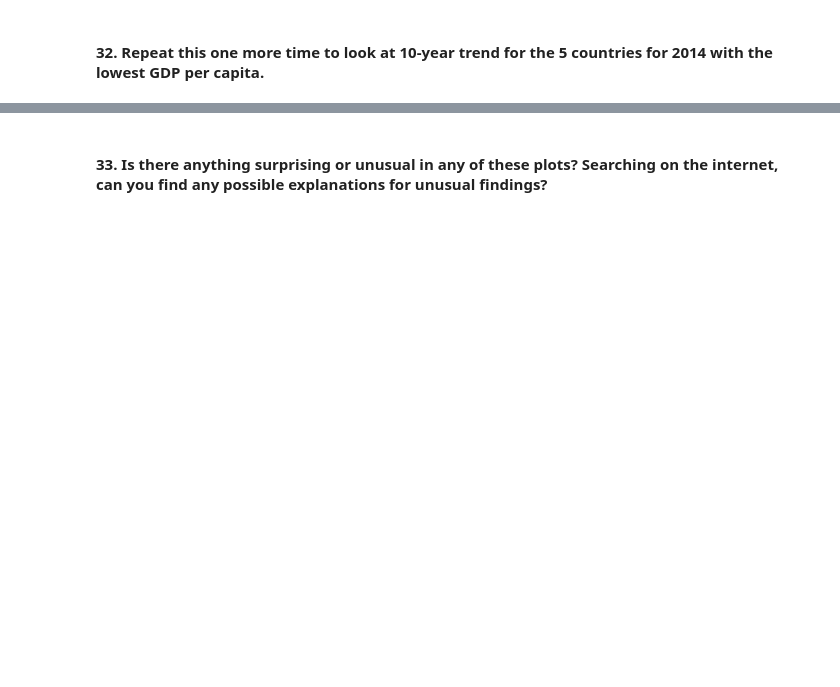
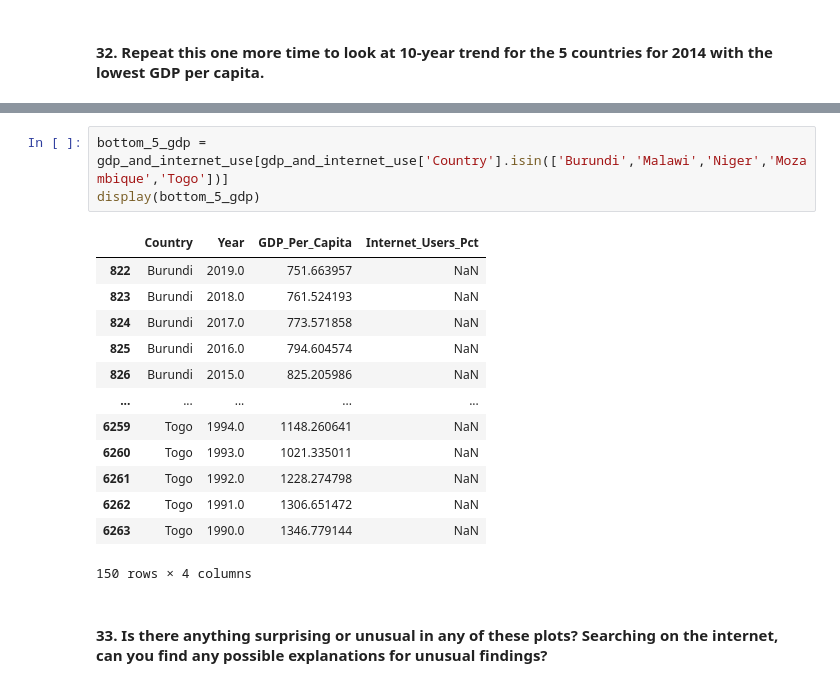
Before and after one commit to NSS-Data-Analytics-Cohort-7/gdp-and-internet-usage-AKCase1993, a Jupyter notebook: notebooks/notebook.ipynb, the cells around one changed output, grey strips where cells are left out. Saved outputs shown, nothing was run; the diff lists cells and outputs as text; blank space fills up the shorter version.

```diff
--- a/notebooks/notebook.ipynb
+++ b/notebooks/notebook.ipynb
@@ -397,2 +435,19 @@ top5_internet_2014
+# %%
+bottom_5_gdp = gdp_and_internet_use[gdp_and_internet_use['Country'].isin(['Burundi','Malawi','Niger','Mozambique','Togo'])]
+display(bottom_5_gdp)
+# %% [output]
+|  | Country | Year | GDP_Per_Capita | Internet_Users_Pct |
+| 822 | Burundi | 2019.0 | 751.663957 | NaN |
+| 823 | Burundi | 2018.0 | 761.524193 | NaN |
+| 824 | Burundi | 2017.0 | 773.571858 | NaN |
+| 825 | Burundi | 2016.0 | 794.604574 | NaN |
+| 826 | Burundi | 2015.0 | 825.205986 | NaN |
+| ... | ... | ... | ... | ... |
+| 6259 | Togo | 1994.0 | 1148.260641 | NaN |
+| 6260 | Togo | 1993.0 | 1021.335011 | NaN |
+| 6261 | Togo | 1992.0 | 1228.274798 | NaN |
+| 6262 | Togo | 1991.0 | 1306.651472 | NaN |
+| 6263 | Togo | 1990.0 | 1346.779144 | NaN |
+150 rows × 4 columns
 # %% [markdown]
 #### 33. Is there anything surprising or unusual in any of these plots? Searching on the internet, can you find any possible explanations for unusual findings?
```
Also changed, not shown: parts of 38 cells of this notebook.
